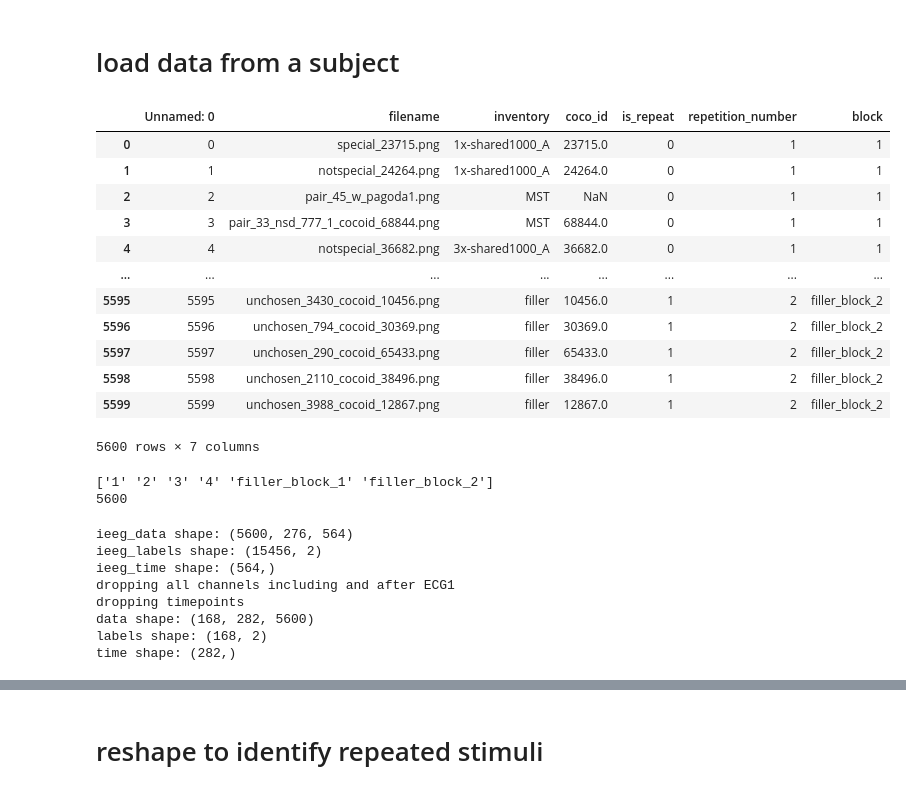
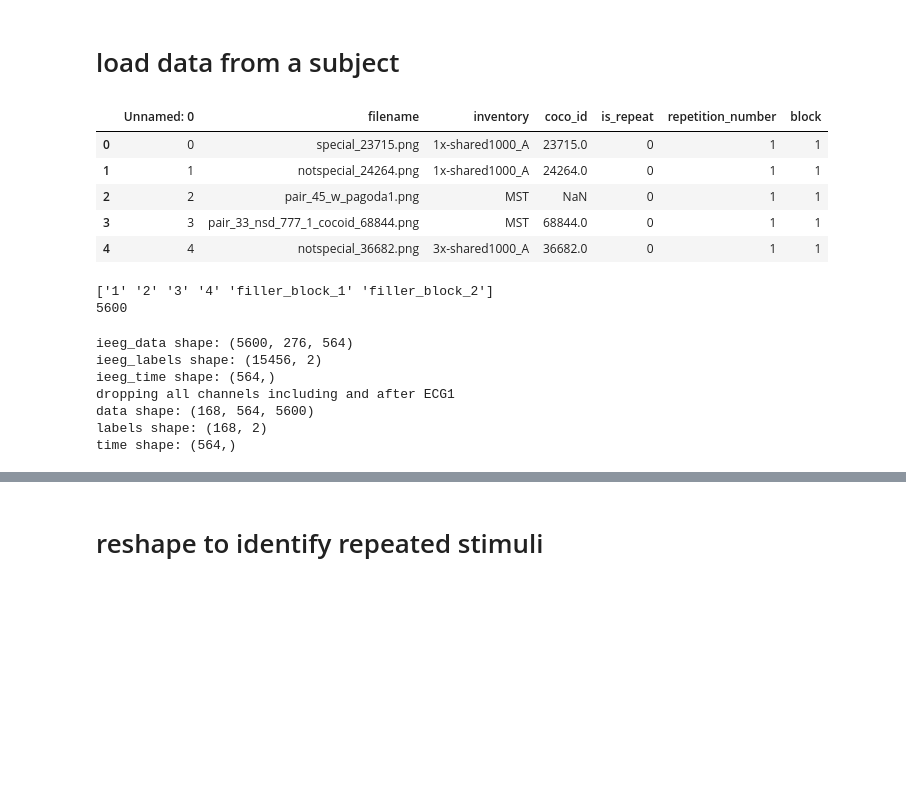
Before and after one commit to PrincetonCompMemLab/mindeye_ieeg, a Jupyter notebook: train.ipynb, the cells around one changed output, grey strips where cells are left out. Cells and saved outputs as stored; diff of their text form; code cells hidden in the pictures; blank space fills up the shorter version.

```diff
--- a/train.ipynb
+++ b/train.ipynb
@@ -194,21 +195,14 @@ n_runs = 56
 # %%
 curric = pd.read_csv(f"{csv_dir}/curriculum_patient{sub}.csv")
 # labels = metapath_df['Destrieux_label_text'].values
-curric
+curric.head()
 # %% [output]
 |  | Unnamed: 0 | filename | inventory | coco_id | is_repeat | repetition_number | block |
 | 0 | 0 | special_23715.png | 1x-shared1000_A | 23715.0 | 0 | 1 | 1 |
 | 1 | 1 | notspecial_24264.png | 1x-shared1000_A | 24264.0 | 0 | 1 | 1 |
 | 2 | 2 | pair_45_w_pagoda1.png | MST | NaN | 0 | 1 | 1 |
 | 3 | 3 | pair_33_nsd_777_1_cocoid_68844.png | MST | 68844.0 | 0 | 1 | 1 |
 | 4 | 4 | notspecial_36682.png | 3x-shared1000_A | 36682.0 | 0 | 1 | 1 |
-| ... | ... | ... | ... | ... | ... | ... | ... |
-| 5595 | 5595 | unchosen_3430_cocoid_10456.png | filler | 10456.0 | 1 | 2 | filler_block_2 |
-| 5596 | 5596 | unchosen_794_cocoid_30369.png | filler | 30369.0 | 1 | 2 | filler_block_2 |
-| 5597 | 5597 | unchosen_290_cocoid_65433.png | filler | 65433.0 | 1 | 2 | filler_block_2 |
-| 5598 | 5598 | unchosen_2110_cocoid_38496.png | filler | 38496.0 | 1 | 2 | filler_block_2 |
-| 5599 | 5599 | unchosen_3988_cocoid_12867.png | filler | 12867.0 | 1 | 2 | filler_block_2 |
-5600 rows × 7 columns
 # %%
 if n_blocks == -1:  # use all available blocks
     block_list = curric['block'].unique().astype(str)
@@ -301,9 +256,9 @@ data = data[:, :168]
 # reshape data to channels x timepoints x images
 data = data.transpose(1, 2, 0).astype(np.float32)
 
-print('dropping timepoints')
-data = data[:, ::2]
-time = time[::2]
+# print('dropping timepoints')
+# data = data[:, ::2]
+# time = time[::2]
 
 print(f"data shape: {data.shape}")
 print(f"labels shape: {labels.shape}")
@@ -313,7 +268,6 @@ ieeg_data shape: (5600, 276, 564)
 ieeg_labels shape: (15456, 2)
 ieeg_time shape: (564,)
 dropping all channels including and after ECG1
-dropping timepoints
-data shape: (168, 282, 5600)
+data shape: (168, 564, 5600)
 labels shape: (168, 2)
-time shape: (282,)
+time shape: (564,)
```
Also changed, not shown: parts of 23 cells of this notebook.
